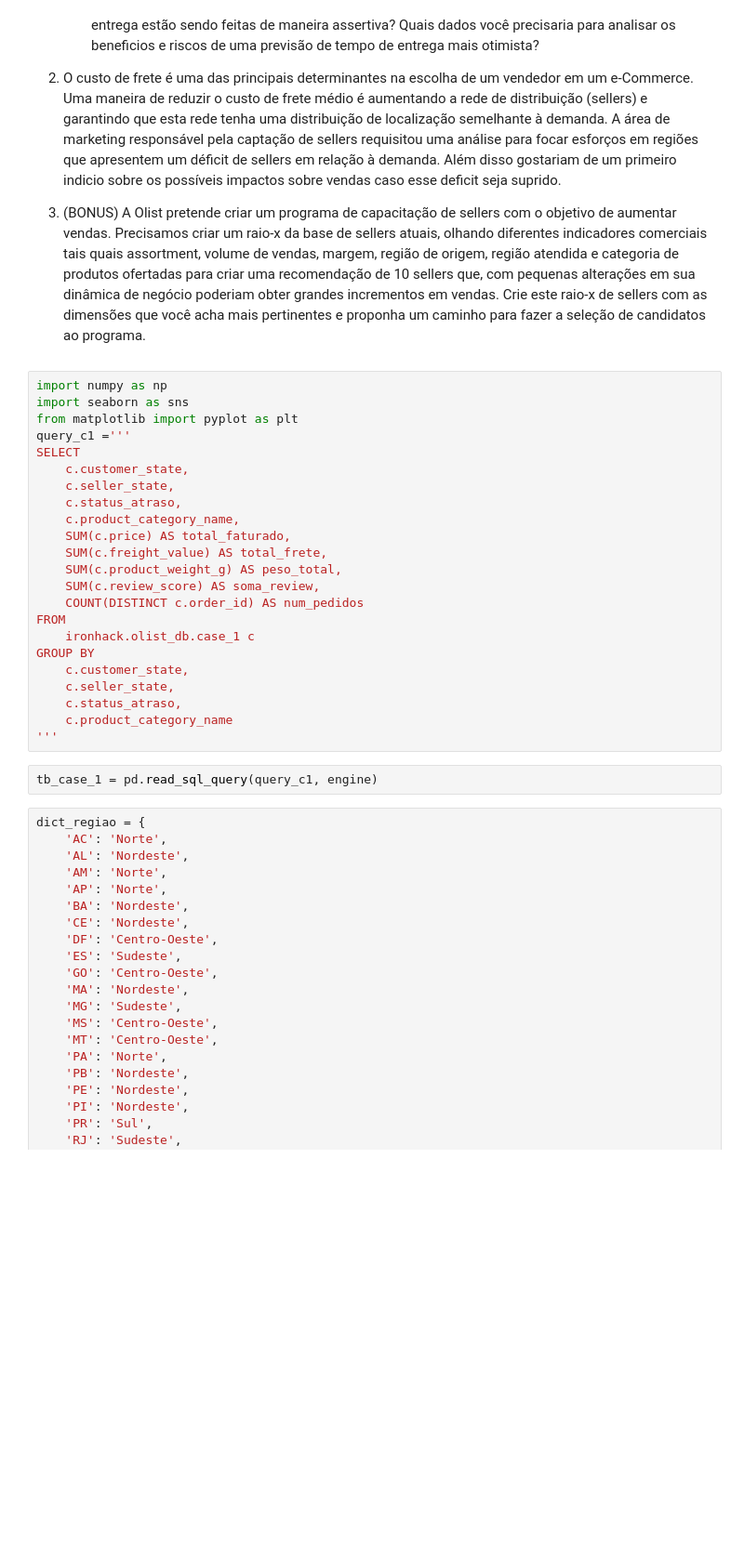
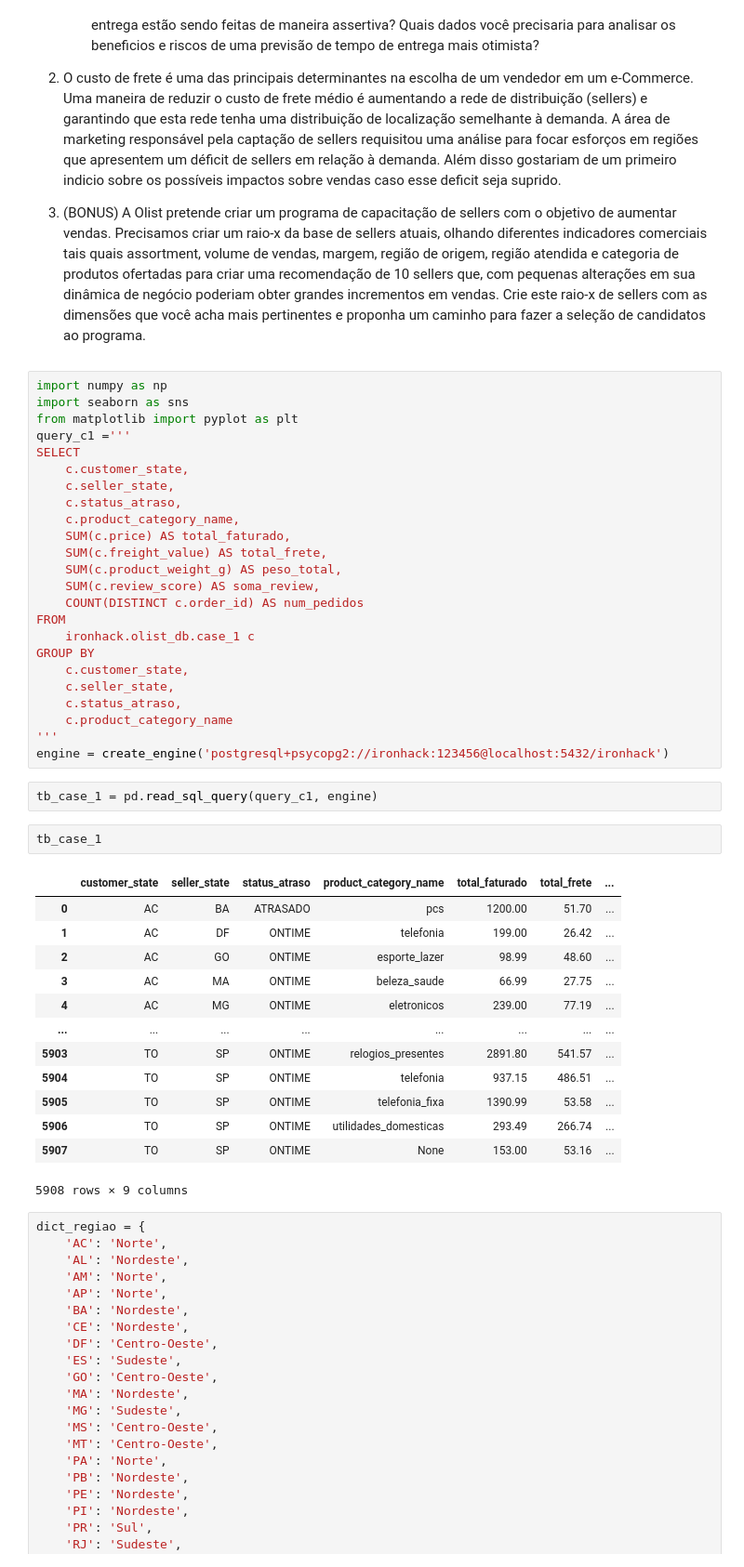
Before and after one commit to pedroteche-ih/64_PT_NOV202111, a Jupyter notebook: aulas/64 DA PT NOV-2021 SQL Review 202200226 .ipynb, the cells around one changed output. Shown at 93% size. Cells and saved outputs as stored; diff of their text form; blank space fills up the shorter version.

```diff
--- a/aulas/64 DA PT NOV-2021 SQL Review 202200226 .ipynb
+++ b/aulas/64 DA PT NOV-2021 SQL Review 202200226 .ipynb
@@ -100,8 +100,25 @@ GROUP BY
 	c.status_atraso,
 	c.product_category_name
 '''
+engine = create_engine('postgresql+psycopg2://ironhack:123456@localhost:5432/ironhack')
 # %%
 tb_case_1 = pd.read_sql_query(query_c1, engine)
+# %%
+tb_case_1
+# %% [output]
+|  | customer_state | seller_state | status_atraso | product_category_name | total_faturado | total_frete | ... |
+| 0 | AC | BA | ATRASADO | pcs | 1200.00 | 51.70 | ... |
+| 1 | AC | DF | ONTIME | telefonia | 199.00 | 26.42 | ... |
+| 2 | AC | GO | ONTIME | esporte_lazer | 98.99 | 48.60 | ... |
+| 3 | AC | MA | ONTIME | beleza_saude | 66.99 | 27.75 | ... |
+| 4 | AC | MG | ONTIME | eletronicos | 239.00 | 77.19 | ... |
+| ... | ... | ... | ... | ... | ... | ... | ... |
+| 5903 | TO | SP | ONTIME | relogios_presentes | 2891.80 | 541.57 | ... |
+| 5904 | TO | SP | ONTIME | telefonia | 937.15 | 486.51 | ... |
+| 5905 | TO | SP | ONTIME | telefonia_fixa | 1390.99 | 53.58 | ... |
+| 5906 | TO | SP | ONTIME | utilidades_domesticas | 293.49 | 266.74 | ... |
+| 5907 | TO | SP | ONTIME | None | 153.00 | 53.16 | ... |
+5908 rows × 9 columns
 # %%
 dict_regiao = {
     'AC': 'Norte',
```
Also changed, not shown: parts of 15 cells of this notebook, 2 other files.
